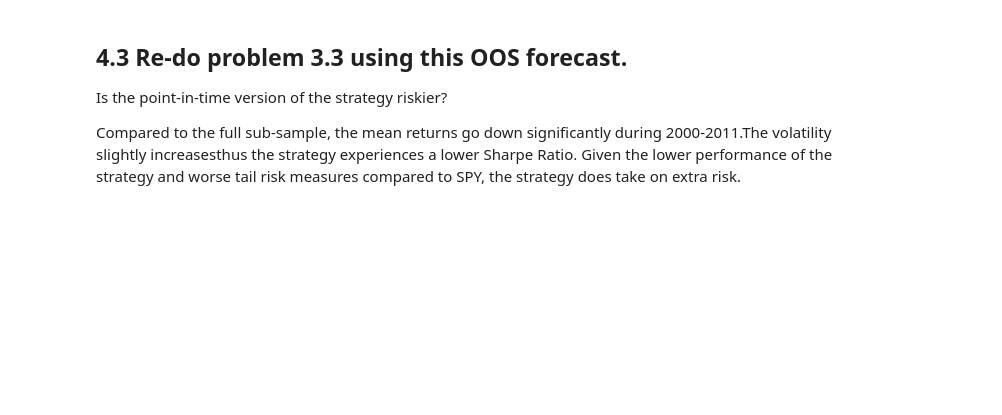
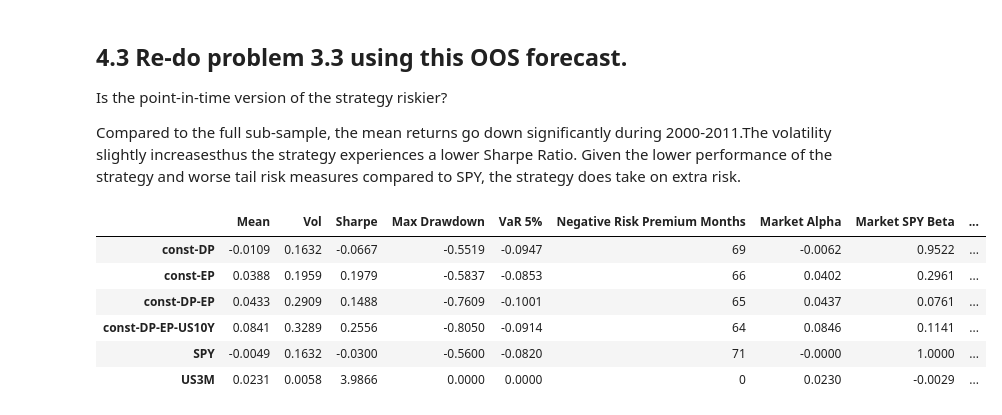
Before and after one commit to chew-in/Quantitative_Portfolio_Manager, a Jupyter notebook: homework/hw7_CY.ipynb, the cells around one changed output. Drawn from its saved outputs; the diff is of its cells as text; code cells hidden in the pictures; blank space fills up the shorter version.

```diff
--- a/homework/hw7_CY.ipynb
+++ b/homework/hw7_CY.ipynb
@@ -469,3 +486,25 @@ df_strats = (pd.concat([calculate_and_summarize_strategy(regr_dp, signals, total
 Is the point-in-time version of the strategy riskier?
 
 Compared to the full sub-sample, the mean returns go down significantly during 2000-2011.The volatility slightly increasesthus the strategy experiences a lower Sharpe Ratio. Given the lower performance of the strategy and worse tail risk measures compared to SPY, the strategy does take on extra risk.
+# %%
+strat_lag_return_dp = strategy_expanding_regression(total_returns[['SPY']], signals['DP'])
+strat_lag_return_ep = strategy_expanding_regression(total_returns[['SPY']], signals['EP'])
+strat_lag_return_dpep = strategy_expanding_regression(total_returns[['SPY']], signals[['DP', 'EP']])
+strat_lag_return_all = strategy_expanding_regression(total_returns[['SPY']], signals)
+strat_spy = excess_returns[['SPY']]
+strat_rf = risk_free_rate
+
+pd.concat([strategy_statistics_annualized(strat_lag_return_dp['2000':'2011'], excess_returns['2000':'2011'][['SPY']], risk_free_rate['2000':'2011']),
+           strategy_statistics_annualized(strat_lag_return_ep['2000':'2011'], excess_returns['2000':'2011'][['SPY']], risk_free_rate['2000':'2011']),
+           strategy_statistics_annualized(strat_lag_return_dpep['2000':'2011'], excess_returns['2000':'2011'][['SPY']], risk_free_rate['2000':'2011']),
+           strategy_statistics_annualized(strat_lag_return_all['2000':'2011'], excess_returns['2000':'2011'][['SPY']], risk_free_rate['2000':'2011']),
+           strategy_statistics_annualized(strat_spy['2000':'2011'], excess_returns['2000':'2011'][['SPY']], risk_free_rate['2000':'2011']),
+           strategy_statistics_annualized(strat_rf['2000':'2011'], excess_returns['2000':'2011'][['SPY']], risk_free_rate['2000':'2011'])])
+# %% [output]
+|  | Mean | Vol | Sharpe | Max Drawdown | VaR 5% | Negative Risk Premium Months | Market Alpha | Market SPY Beta | ... |
+| const-DP | -0.0109 | 0.1632 | -0.0667 | -0.5519 | -0.0947 | 69 | -0.0062 | 0.9522 | ... |
+| const-EP | 0.0388 | 0.1959 | 0.1979 | -0.5837 | -0.0853 | 66 | 0.0402 | 0.2961 | ... |
+| const-DP-EP | 0.0433 | 0.2909 | 0.1488 | -0.7609 | -0.1001 | 65 | 0.0437 | 0.0761 | ... |
+| const-DP-EP-US10Y | 0.0841 | 0.3289 | 0.2556 | -0.8050 | -0.0914 | 64 | 0.0846 | 0.1141 | ... |
+| SPY | -0.0049 | 0.1632 | -0.0300 | -0.5600 | -0.0820 | 71 | -0.0000 | 1.0000 | ... |
+| US3M | 0.0231 | 0.0058 | 3.9866 | 0.0000 | 0.0000 | 0 | 0.0230 | -0.0029 | ... |
```
Also changed, not shown: parts of 16 cells of this notebook, 1 other file.
